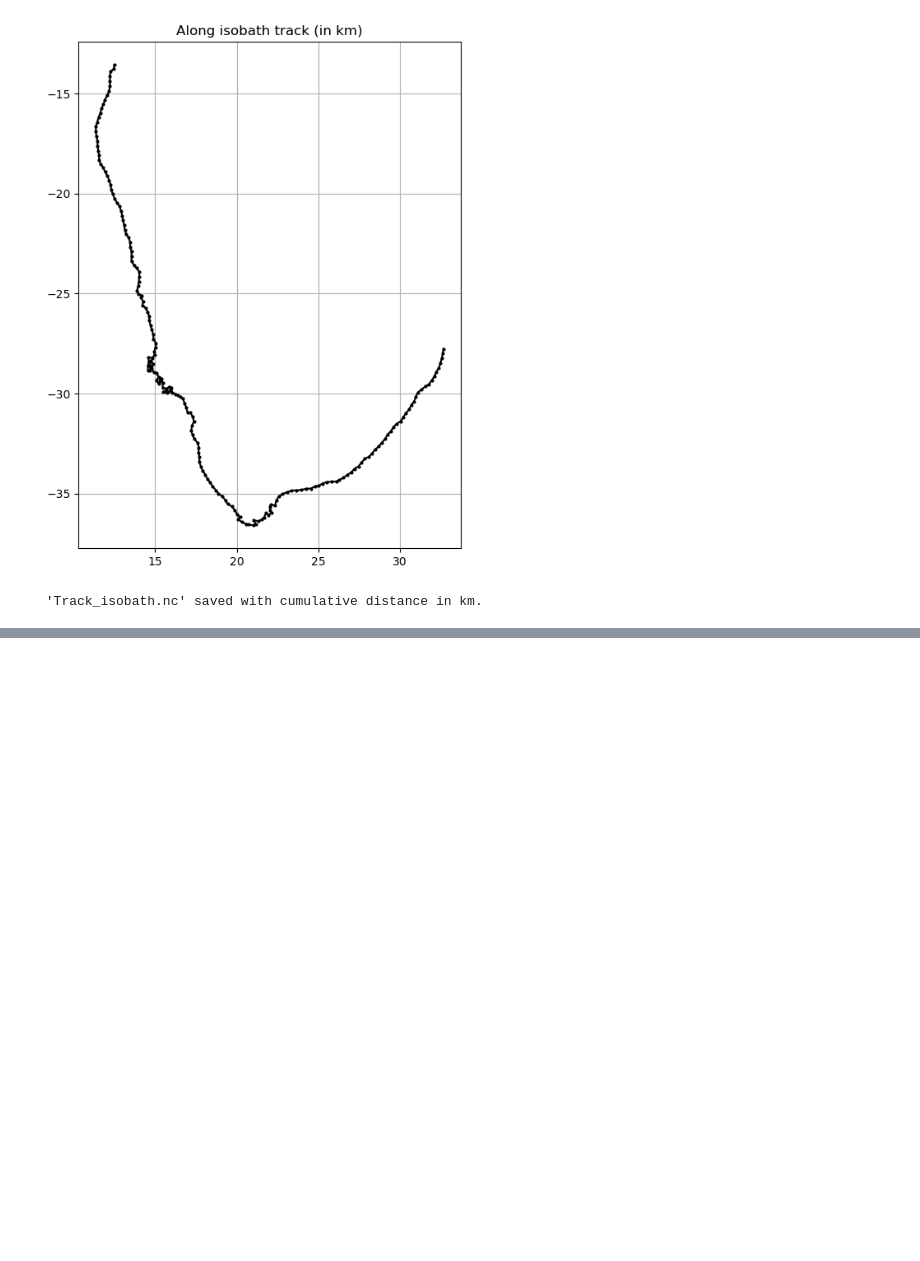
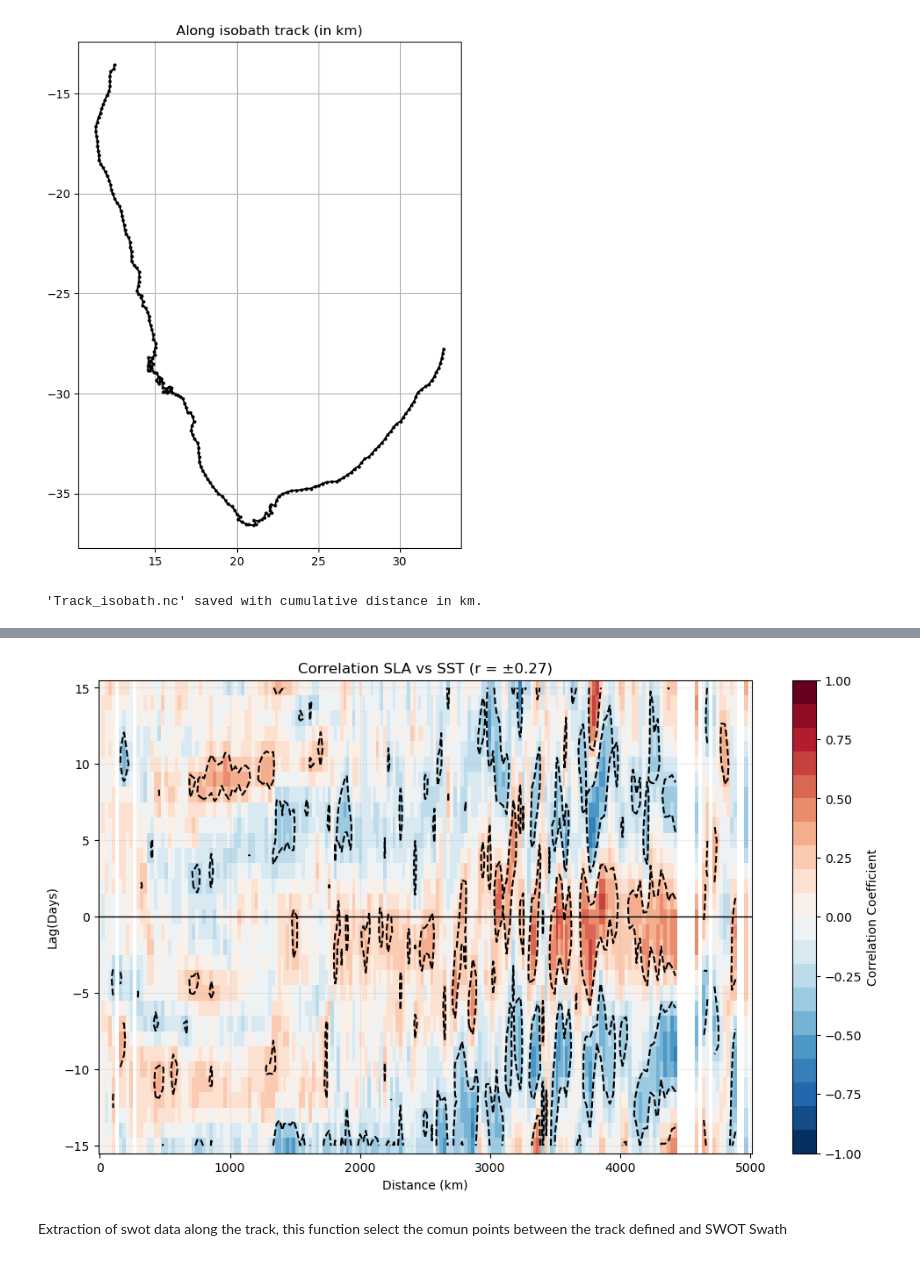
Before and after one commit to polilea7-create/SWOT_CTW, a Jupyter notebook: Track_alongthecoast.ipynb, the cells around one changed output, grey strips where cells are left out. Cells and saved outputs as stored; diff of their text form; code cells hidden in the pictures; blank space fills up the shorter version.

```diff
--- a/Track_alongthecoast.ipynb
+++ b/Track_alongthecoast.ipynb
@@ -180,0 +317,49 @@ plt.show()
+# %%
+## 5. Correlation between SSTa and SSha
+common_time = sla_filtered.time.sel(time=sst_filtered.time.values).values
+sla_aligned = sla_filtered.sel(time=common_time)
+sst_aligned = sst_filtered.sel(time=common_time)
+
+###################################################################################################################
+#Correlation with Lag & Significance
+###################################################################################################################
+lags = np.arange(-15, 16)
+corr_list = []
+
+for lag in lags:
+    sst_shifted = sst_aligned.shift(time=lag)
+    corr_list.append(xr.corr(sla_aligned, sst_shifted, dim='time'))
+
+corr_matrix = xr.concat(corr_list, dim='lag').assign_coords(lag=lags).values.T # Shape: (lag, npoints)
+
+#Significance (t-student)
+n = len(common_time)
+# Correction pour autocorrélation (degrés de liberté effectifs simplifiés)
+a1_sla = xr.corr(sla_aligned, sla_aligned.shift(time=1), dim='time').mean()
+n_eff = n * (1 - a1_sla) / (1 + a1_sla)
+t_crit = stats.t.ppf(0.85, df=n_eff-2)
+r_crit = np.sqrt(t_crit**2 / (n_eff - 2 + t_crit**2))
+
+###################################################################################################################
+# PLOT
+###################################################################################################################
+plt.figure(figsize=(12, 7))
+cmap = plt.get_cmap('RdBu_r', 20)
+
+im = plt.pcolormesh(dist, lags, corr_matrix.T, cmap=cmap, vmin=-1, vmax=1, shading='nearest')
+
+# Contour de significativité
+plt.contour(dist, lags, corr_matrix.T, levels=[-r_crit, r_crit],
+            colors='black', linewidths=1.5, linestyles='--')
+
+plt.colorbar(im, label='Correlation Coefficient')
+plt.xlabel('Distance (km)')
+plt.ylabel('Lag(Days)')
+plt.title(f'Correlation SLA vs SST (r = ±{r_crit:.2f})')
+plt.axhline(0, color='black', linewidth=1)
+plt.grid(True, linestyle=':', alpha=0.6)
+plt.show()
+# %% [output]
+[figure, added]
+# %% [markdown]
+Extraction of swot data along the track, this function select the comun points between the track defined and SWOT Swath
```
Also changed, not shown: parts of 13 cells of this notebook.
